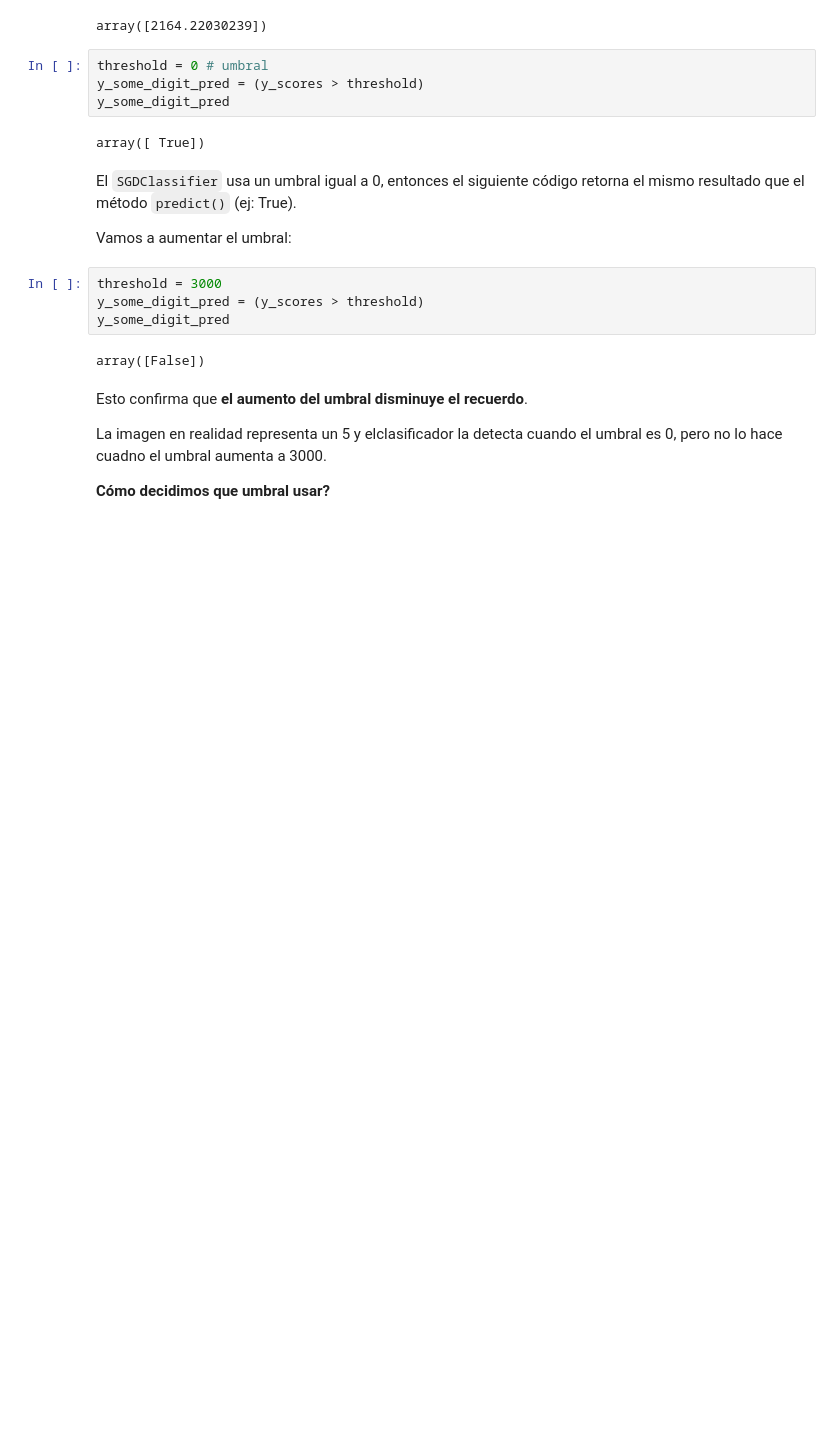
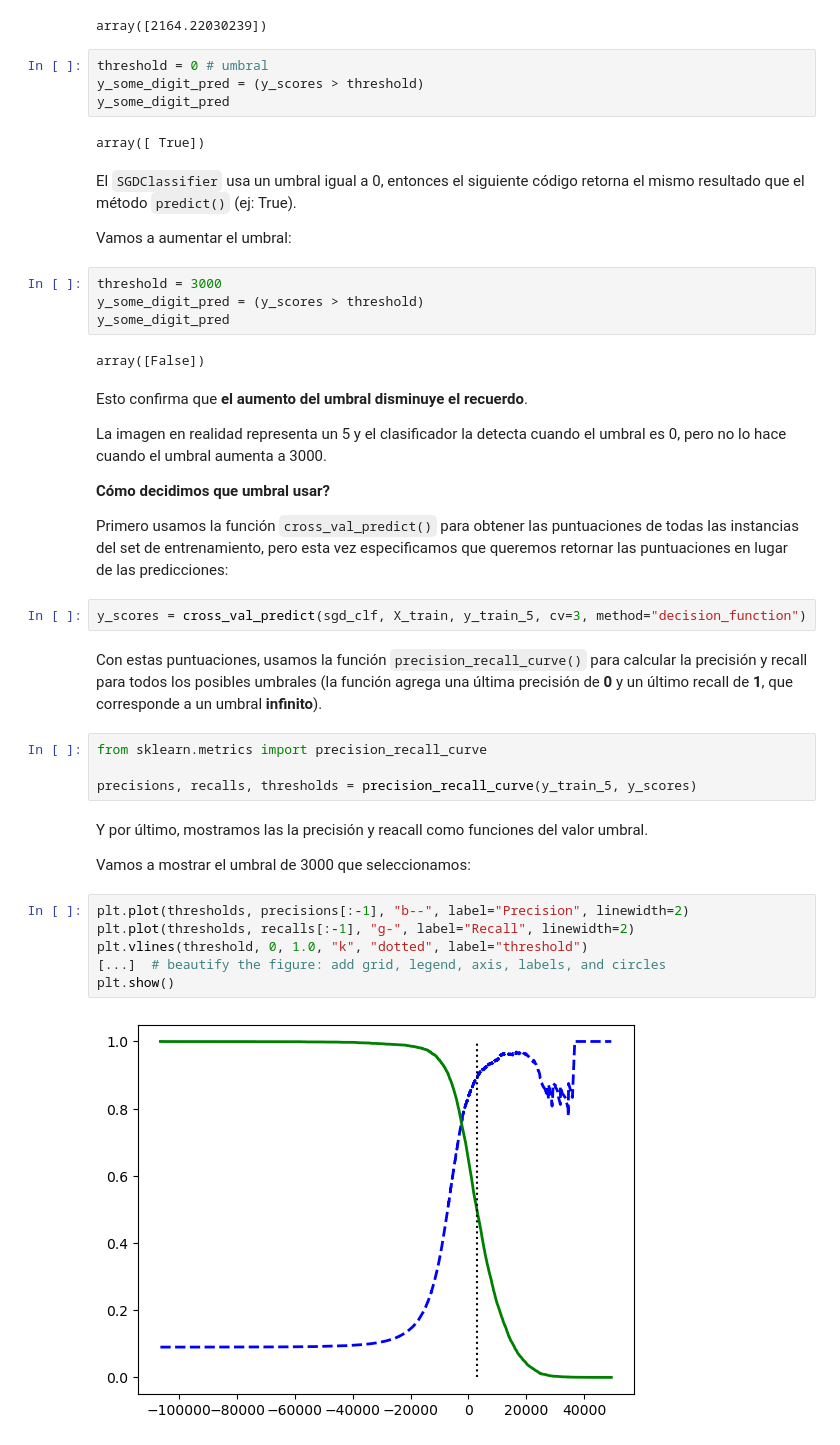
Before and after one commit to AlbertRG99/HandsOnMachineLearning, a Jupyter notebook: Parte_I/CAP_3/C3_Clasificacion.ipynb, the cells around one changed output. Saved outputs shown, nothing was run; the diff lists cells and outputs as text; blank space fills up the shorter version.

```diff
--- a/Parte_I/CAP_3/C3_Clasificacion.ipynb
+++ b/Parte_I/CAP_3/C3_Clasificacion.ipynb
@@ -483,6 +483,28 @@ array([False])
 # %% [markdown]
 Esto confirma que **el aumento del umbral disminuye el recuerdo**.
 
-La imagen en realidad representa un 5 y elclasificador la detecta cuando el umbral es 0, pero no lo hace cuadno el umbral aumenta a 3000.
+La imagen en realidad representa un 5 y el clasificador la detecta cuando el umbral es 0, pero no lo hace cuando el umbral aumenta a 3000.
 
 **Cómo decidimos que umbral usar?**
+
+Primero usamos la función `cross_val_predict()` para obtener las puntuaciones de todas las instancias del set de entrenamiento, pero esta vez especificamos que queremos retornar las puntuaciones en lugar de las predicciones:
+# %%
+y_scores = cross_val_predict(sgd_clf, X_train, y_train_5, cv=3, method="decision_function")
+# %% [markdown]
+Con estas puntuaciones, usamos la función `precision_recall_curve()` para calcular la precisión y recall para todos los posibles umbrales (la función agrega una última precisión de **0** y un último recall de **1**, que corresponde a un umbral **infinito**).
+# %%
+from sklearn.metrics import precision_recall_curve
+
+precisions, recalls, thresholds = precision_recall_curve(y_train_5, y_scores)
+# %% [markdown]
+Y por último, mostramos las la precisión y reacall como funciones del valor umbral.
+
+Vamos a mostrar el umbral de 3000 que seleccionamos:
+# %%
+plt.plot(thresholds, precisions[:-1], "b--", label="Precision", linewidth=2)
+plt.plot(thresholds, recalls[:-1], "g-", label="Recall", linewidth=2)
+plt.vlines(threshold, 0, 1.0, "k", "dotted", label="threshold")
+[...]  # beautify the figure: add grid, legend, axis, labels, and circles
+plt.show()
+# %% [output]
+[figure, added]
```
Also changed, not shown: parts of 32 cells of this notebook.
